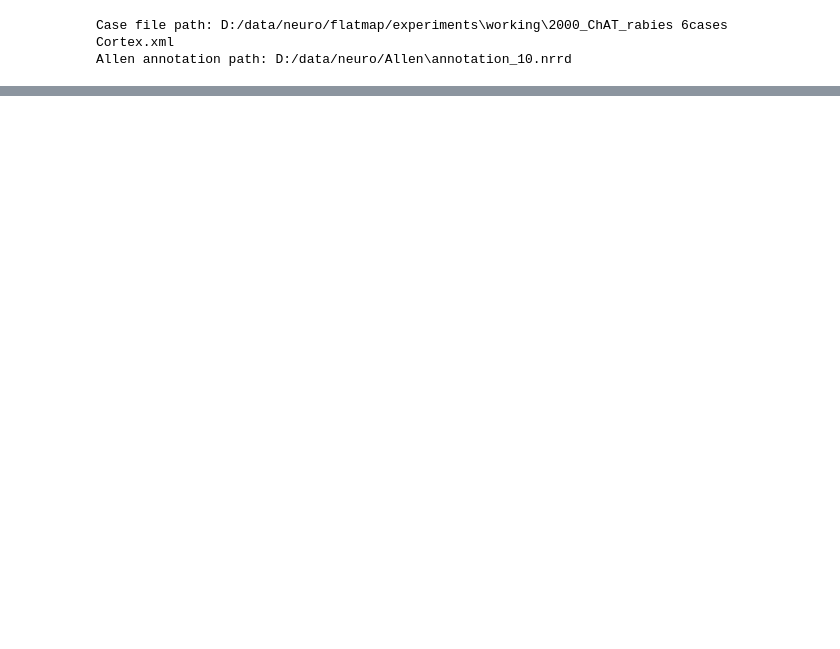
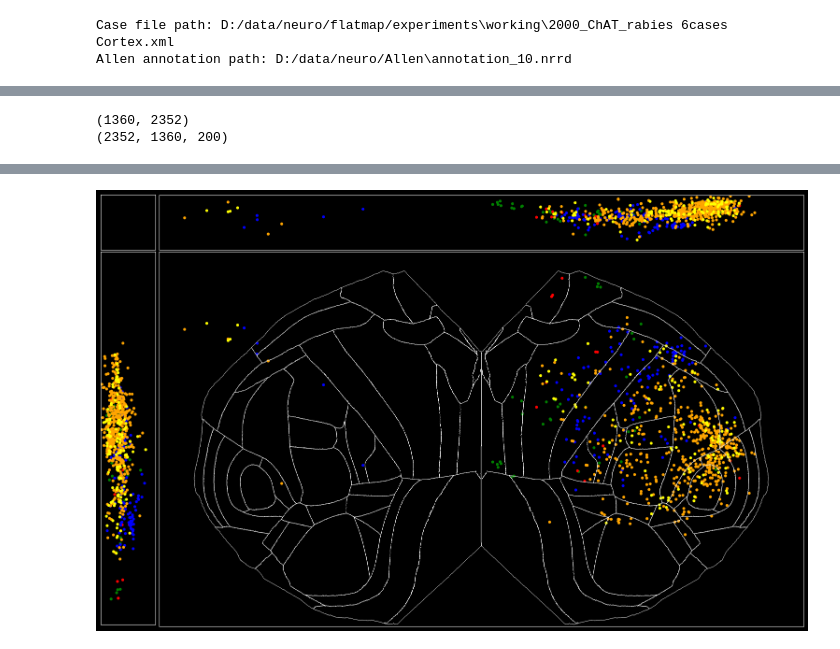
Before and after one commit to csgerf/flat-brainer, a Jupyter notebook: notebooks/flatmap/coordinate_projecter_test.ipynb, the cells around one changed output, grey strips where cells are left out. Saved outputs shown, nothing was run; the diff lists cells and outputs as text; code cells hidden in the pictures; blank space fills up the shorter version.

```diff
--- a/notebooks/flatmap/coordinate_projecter_test.ipynb
+++ b/notebooks/flatmap/coordinate_projecter_test.ipynb
@@ -80,3 +51,8 @@ proj_butterfly_slab = IsocortexCoordinateProjector(
+# %%
+view_space_for_other_hemisphere = "flatmap_butterfly"
+view_lookup_file = "flatmap_butterfly"
+    # proj_butterfly_slab = get_isocortex_3d_projector(view_lookup_file=view_lookup_file)
+proj_butterfly_slab = get_coordinate_projector(view_lookup_file=view_lookup_file)
 # %%
 bf_left_boundaries, bf_right_boundaries = get_boundaries(view_lookup_file=view_lookup_file,
                                                          view_space_for_other_hemisphere=view_space_for_other_hemisphere)
@@ -85,0 +63,2 @@ loading path information
+# %%
+bf_projection_max_3d = get_avg_normalized_layers_butterfly()
@@ -88,7 +70,7 @@ marker_points = get_marker_points_from_xml(CASE_FILE_PATH)
 # %%
 morphological_list = []
 names = marker_points.keys()
-factor_values = (-10, -10, 10)
+factor_values = (-1, -1, 1)
 scale: str = "voxels"
 thickness_type: str = "unnormalized"
 # thickness_type: str = "normalized_full"
@@ -104,9 +86,6 @@ for i, points in enumerate(marker_points.values()):
 
     points_vals_copy = np.floor(points_vals_copy / factor_values).astype(int)
     points_vals = points_vals_copy.copy()
-    points_vals[:, 0] = points_vals_copy[:, 2]
-    points_vals[:, 1] = points_vals_copy[:, 1]
-    points_vals[:, 2] = points_vals_copy[:, 0]
 
     morph_layers= proj_butterfly_slab.project_coordinates(
         coords=points_vals,
@@ -192,0 +116,67 @@ AxisError: axis 2 is out of bounds for array of dimension 2
+# %%
+tp = bf_projection_max.T.shape
+print(tp)
+print(bf_projection_max_3d.shape)
+# %% [output]
+(1360, 2352)
+(2352, 1360, 200)
+# %%
+%%time
+# morphological_list = morphological_dict["unnormalized"] # unnormalized, normalized_layers, normalized_full
+# label_image = create_label_images(morphological_list)
+# top_left_images = create_top_left_images(morphological_list)
+# top_image = np.fliplr(top_left_images["top"])
+# left_image = top_left_images["left"]
+
+plt.style.use('dark_background')
+label_cmap = ListedColormap(['black', 'green', 'red', 'blue', 'orange', 'yellow', 'purple', 'pink', 'cyan', 'brown', 'white'])
+
+fig, axes = setup_main_plot()
+axes = plot_boundaries(axes, bf_left_boundaries, bf_right_boundaries)
+color_map_template = "Greys_r"
+color_map = "Dark2_r"
+
+marker_size = 20
+main_shape = bf_projection_max_3d.max(axis=2).T.shape
+top_shape = bf_projection_max_3d.max(axis=1).T.shape
+left_shape = bf_projection_max_3d.max(axis=0).shape
+
+
+
+# axes[1, 1].imshow(bf_projection_max.T, cmap=color_map_template, alpha=1.0, interpolation=None)
+# plot our region boundaries
+for k, boundary_coords in bf_left_boundaries.items():
+    axes[1, 1].plot(*boundary_coords.T, c="white", lw=0.5)
+for k, boundary_coords in bf_right_boundaries.items():
+    axes[1, 1].plot(*boundary_coords.T, c="white", lw=0.5)
+
+for i, points in enumerate(morphological_list):
+    axes[1, 1].set_xlim(0, main_shape[1])
+    axes[1, 1].set_ylim(main_shape[0], 0)
+    # axes[1, 1].scatter(points[:, 0], points[:, 1], s=1, edgecolors='none', c='steelblue')
+    # main plot
+    axes[1, 1].scatter(points[:, 0], points[:, 1], s=marker_size, edgecolors='none', c=label_cmap.colors[i])
+    # top plot
+    axes[0, 1].scatter(points[:, 0], points[:, 2], s=marker_size, edgecolors='none', c=label_cmap.colors[i])
+    axes[0, 1].set_xlim(0, top_shape[1])
+    axes[0, 1].set_ylim(top_shape[0], 0)
+    axes[0, 1].set(xticks=[], yticks=[], anchor="SW", aspect='equal')
+
+    # Left plot
+    axes[1, 0].scatter(points[:, 2], points[:, 1], s=marker_size, edgecolors='none', c=label_cmap.colors[i])
+    axes[1, 0].set_xlim(0, left_shape[1])
+    axes[1, 0].set_ylim(left_shape[0], 0)
+    axes[1, 0].set(xticks=[], yticks=[], anchor="NE", aspect='equal')
+
+axes[1, 1].invert_xaxis()
+axes[1, 0].invert_yaxis()
+axes[0, 1].invert_xaxis()
+
+# axes[1, 1].invert_xaxis()
+
+
+# ax = axes[1, 1].imshow(dilated_image, cmap=label_cmap, alpha=0.5, interpolation=None)
+
+# axes[0, 1].imshow(top_image, cmap=label_cmap, alpha=1.0, interpolation=None)
+# axes[1, 0].imshow(left_image, cmap=label_cmap, alpha=1.0, interpolation=None)
+# %% [output]
@@ -192,0 +185 @@ AxisError: axis 2 is out of bounds for array of dimension 2
+[figure, added]
```
Also changed, not shown: parts of 8 cells of this notebook, 14 other files.
